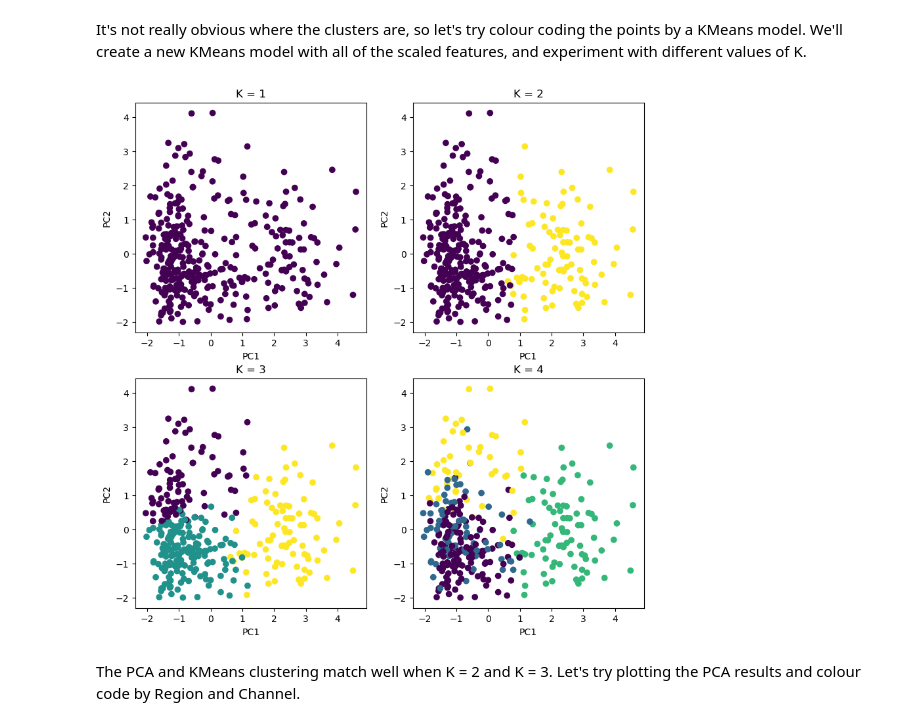
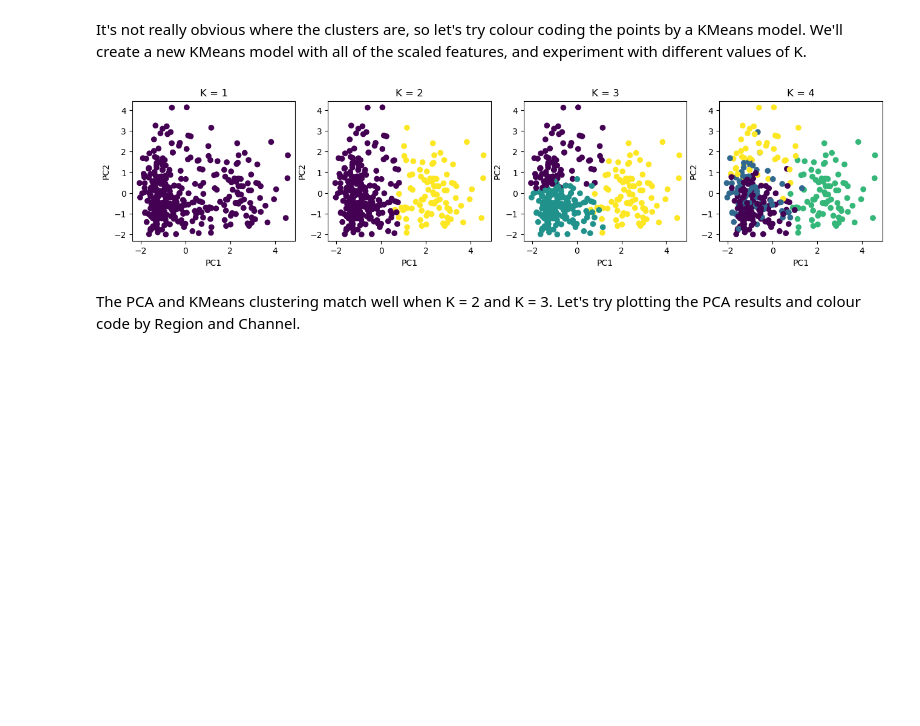
Before and after one commit to SamTheDataGuy/ml-project-unsupervised-learning, a Jupyter notebook: Unsupervised Learning - Project.ipynb, the cells around one changed output. Cells and saved outputs as stored; diff of their text form; code cells hidden in the pictures; blank space fills up the shorter version.

```diff
--- a/Unsupervised Learning - Project.ipynb
+++ b/Unsupervised Learning - Project.ipynb
@@ -566,21 +477,21 @@ It's not really obvious where the clusters are, so let's try colour coding the p
 # %%
 max_k = 4
 n_init = 10  # number of iterations
 random_state = 0
 
-fig, ax = plt.subplots(figsize = (10, 10))
+fig, ax = plt.subplots(figsize = (16, 3))
 
 for i in range(1, max_k + 1):
     km = KMeans(n_clusters = i, init = 'random', n_init = n_init, random_state = random_state)
     km.fit(df_scaled)
 
-    plt.subplot(2,2,i)
+    plt.subplot(1,4,i)
     plt.scatter(pc1, pc2, c = km.labels_)
     plt.xlabel('PC1')
     plt.ylabel('PC2')
     plt.title(f'K = {i}')
 # %% [output]
-[figure, old version]
+[figure, new version]
 # %% [markdown]
 The PCA and KMeans clustering match well when K = 2 and K = 3. Let's try plotting the PCA results and colour code by Region and Channel.
 # %%
```
Also changed, not shown: parts of 8 cells of this notebook, 2 other files.
